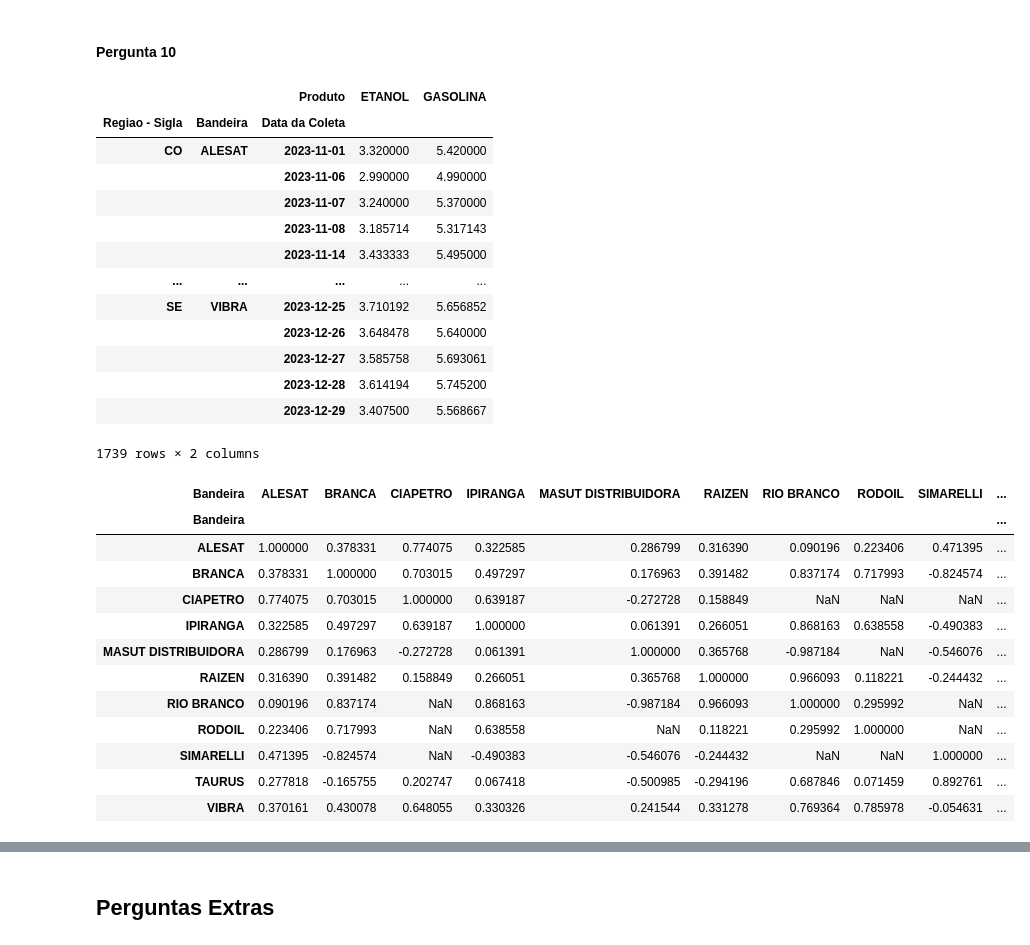
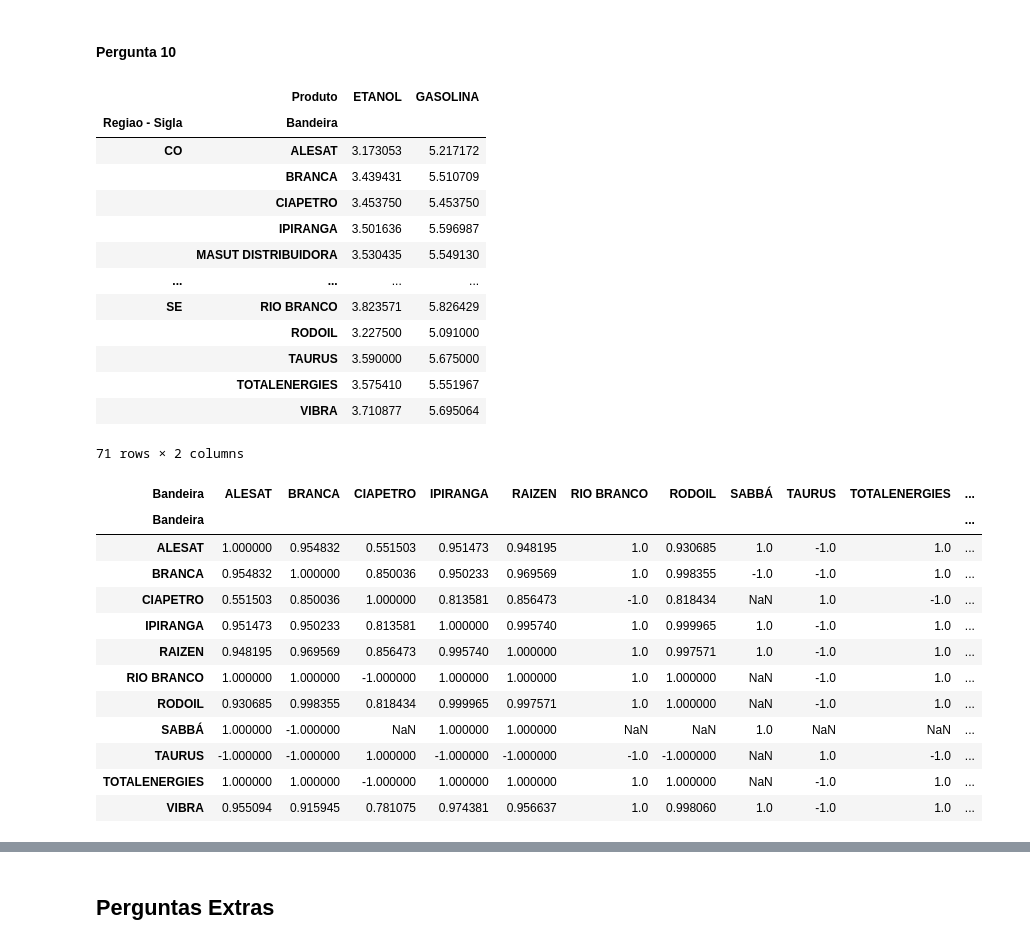
Before and after one commit to arthurlorran1/Projeto-4, a Jupyter notebook: notebook.ipynb, the cells around one changed output, grey strips where cells are left out. Saved outputs shown, nothing was run; the diff lists cells and outputs as text; code cells hidden in the pictures.

```diff
--- a/notebook.ipynb
+++ b/notebook.ipynb
@@ -535,25 +535,25 @@ gp5G.corr()
 # %% [markdown]
 #### Pergunta 10
 # %%
-gp6 = df.groupby(['Regiao - Sigla','Bandeira','Data da Coleta', 'Produto'])['Valor de Venda'].mean()
+gp6 = df.groupby(['Regiao - Sigla','Bandeira', 'Produto'])['Valor de Venda'].mean()
 gp6 = pd.DataFrame(gp6)
 gp6 = gp6['Valor de Venda'].unstack()
 gp6
 # %% [output]
-|  |  | Produto | ETANOL | GASOLINA |
-| Regiao - Sigla | Bandeira | Data da Coleta |  |  |
-| CO | ALESAT | 2023-11-01 | 3.320000 | 5.420000 |
-|  |  | 2023-11-06 | 2.990000 | 4.990000 |
-|  |  | 2023-11-07 | 3.240000 | 5.370000 |
-|  |  | 2023-11-08 | 3.185714 | 5.317143 |
-|  |  | 2023-11-14 | 3.433333 | 5.495000 |
-| ... | ... | ... | ... | ... |
-| SE | VIBRA | 2023-12-25 | 3.710192 | 5.656852 |
-|  |  | 2023-12-26 | 3.648478 | 5.640000 |
-|  |  | 2023-12-27 | 3.585758 | 5.693061 |
-|  |  | 2023-12-28 | 3.614194 | 5.745200 |
-|  |  | 2023-12-29 | 3.407500 | 5.568667 |
+|  | Produto | ETANOL | GASOLINA |
+| Regiao - Sigla | Bandeira |  |  |
+| CO | ALESAT | 3.173053 | 5.217172 |
+|  | BRANCA | 3.439431 | 5.510709 |
+|  | CIAPETRO | 3.453750 | 5.453750 |
+|  | IPIRANGA | 3.501636 | 5.596987 |
+|  | MASUT DISTRIBUIDORA | 3.530435 | 5.549130 |
+| ... | ... | ... | ... |
+| SE | RIO BRANCO | 3.823571 | 5.826429 |
+|  | RODOIL | 3.227500 | 5.091000 |
+|  | TAURUS | 3.590000 | 5.675000 |
+|  | TOTALENERGIES | 3.575410 | 5.551967 |
+|  | VIBRA | 3.710877 | 5.695064 |
-1739 rows × 2 columns
+71 rows × 2 columns
 # %%
 gp6E = gp6['ETANOL']
 gp6E = gp6E.unstack(level='Bandeira')
@@ -562,18 +562,18 @@ gp6E = gp6E.unstack(level='Bandeira')
 gp6G = gp6['GASOLINA']
 gp6G = gp6G.unstack(level='Bandeira')
 # %%
-gp6E.loc['CO'].corr().dropna(axis=1, how='all').dropna(axis=0, how='all')
+gp6E.corr().dropna(axis=1, how='all').dropna(axis=0, how='all')
 # %% [output]
-| Bandeira | ALESAT | BRANCA | CIAPETRO | IPIRANGA | MASUT DISTRIBUIDORA | RAIZEN | RIO BRANCO | RODOIL | SIMARELLI | ... |
-| Bandeira |  |  |  |  |  |  |  |  |  | ... |
-| ALESAT | 1.000000 | 0.378331 | 0.774075 | 0.322585 | 0.286799 | 0.316390 | 0.090196 | 0.223406 | 0.471395 | ... |
-| BRANCA | 0.378331 | 1.000000 | 0.703015 | 0.497297 | 0.176963 | 0.391482 | 0.837174 | 0.717993 | -0.824574 | ... |
-| CIAPETRO | 0.774075 | 0.703015 | 1.000000 | 0.639187 | -0.272728 | 0.158849 | NaN | NaN | NaN | ... |
-| IPIRANGA | 0.322585 | 0.497297 | 0.639187 | 1.000000 | 0.061391 | 0.266051 | 0.868163 | 0.638558 | -0.490383 | ... |
-| MASUT DISTRIBUIDORA | 0.286799 | 0.176963 | -0.272728 | 0.061391 | 1.000000 | 0.365768 | -0.987184 | NaN | -0.546076 | ... |
-| RAIZEN | 0.316390 | 0.391482 | 0.158849 | 0.266051 | 0.365768 | 1.000000 | 0.966093 | 0.118221 | -0.244432 | ... |
-| RIO BRANCO | 0.090196 | 0.837174 | NaN | 0.868163 | -0.987184 | 0.966093 | 1.000000 | 0.295992 | NaN | ... |
-| RODOIL | 0.223406 | 0.717993 | NaN | 0.638558 | NaN | 0.118221 | 0.295992 | 1.000000 | NaN | ... |
-| SIMARELLI | 0.471395 | -0.824574 | NaN | -0.490383 | -0.546076 | -0.244432 | NaN | NaN | 1.000000 | ... |
-| TAURUS | 0.277818 | -0.165755 | 0.202747 | 0.067418 | -0.500985 | -0.294196 | 0.687846 | 0.071459 | 0.892761 | ... |
-| VIBRA | 0.370161 | 0.430078 | 0.648055 | 0.330326 | 0.241544 | 0.331278 | 0.769364 | 0.785978 | -0.054631 | ... |
+| Bandeira | ALESAT | BRANCA | CIAPETRO | IPIRANGA | RAIZEN | RIO BRANCO | RODOIL | SABBÁ | TAURUS | TOTALENERGIES | ... |
+| Bandeira |  |  |  |  |  |  |  |  |  |  | ... |
+| ALESAT | 1.000000 | 0.954832 | 0.551503 | 0.951473 | 0.948195 | 1.0 | 0.930685 | 1.0 | -1.0 | 1.0 | ... |
+| BRANCA | 0.954832 | 1.000000 | 0.850036 | 0.950233 | 0.969569 | 1.0 | 0.998355 | -1.0 | -1.0 | 1.0 | ... |
+| CIAPETRO | 0.551503 | 0.850036 | 1.000000 | 0.813581 | 0.856473 | -1.0 | 0.818434 | NaN | 1.0 | -1.0 | ... |
+| IPIRANGA | 0.951473 | 0.950233 | 0.813581 | 1.000000 | 0.995740 | 1.0 | 0.999965 | 1.0 | -1.0 | 1.0 | ... |
+| RAIZEN | 0.948195 | 0.969569 | 0.856473 | 0.995740 | 1.000000 | 1.0 | 0.997571 | 1.0 | -1.0 | 1.0 | ... |
+| RIO BRANCO | 1.000000 | 1.000000 | -1.000000 | 1.000000 | 1.000000 | 1.0 | 1.000000 | NaN | -1.0 | 1.0 | ... |
+| RODOIL | 0.930685 | 0.998355 | 0.818434 | 0.999965 | 0.997571 | 1.0 | 1.000000 | NaN | -1.0 | 1.0 | ... |
+| SABBÁ | 1.000000 | -1.000000 | NaN | 1.000000 | 1.000000 | NaN | NaN | 1.0 | NaN | NaN | ... |
+| TAURUS | -1.000000 | -1.000000 | 1.000000 | -1.000000 | -1.000000 | -1.0 | -1.000000 | NaN | 1.0 | -1.0 | ... |
+| TOTALENERGIES | 1.000000 | 1.000000 | -1.000000 | 1.000000 | 1.000000 | 1.0 | 1.000000 | NaN | -1.0 | 1.0 | ... |
+| VIBRA | 0.955094 | 0.915945 | 0.781075 | 0.974381 | 0.956637 | 1.0 | 0.998060 | 1.0 | -1.0 | 1.0 | ... |
```
Also changed, not shown: parts of 1 cell of this notebook, 1 other file.
